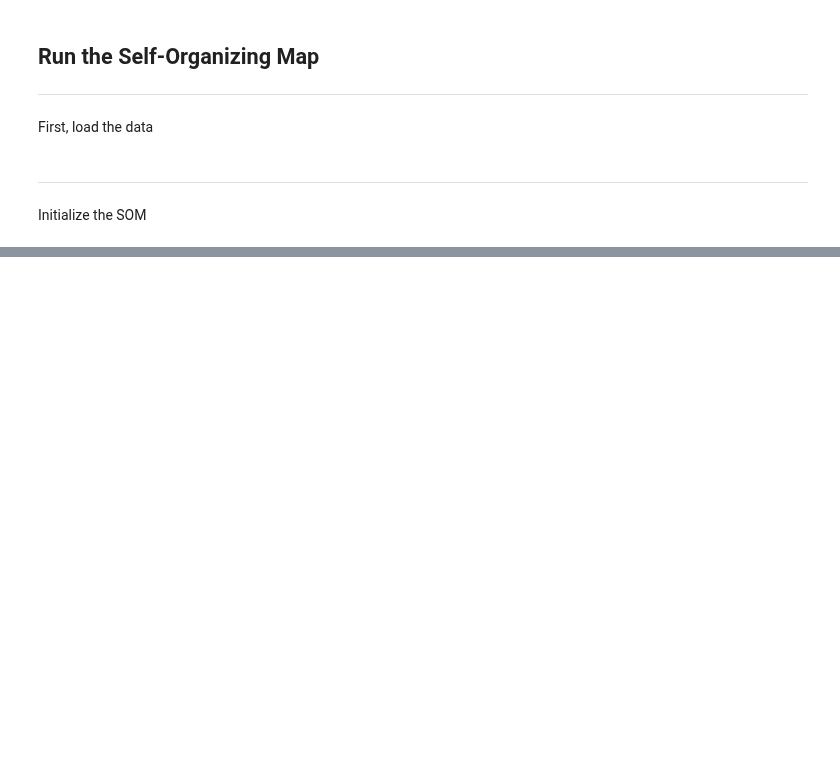
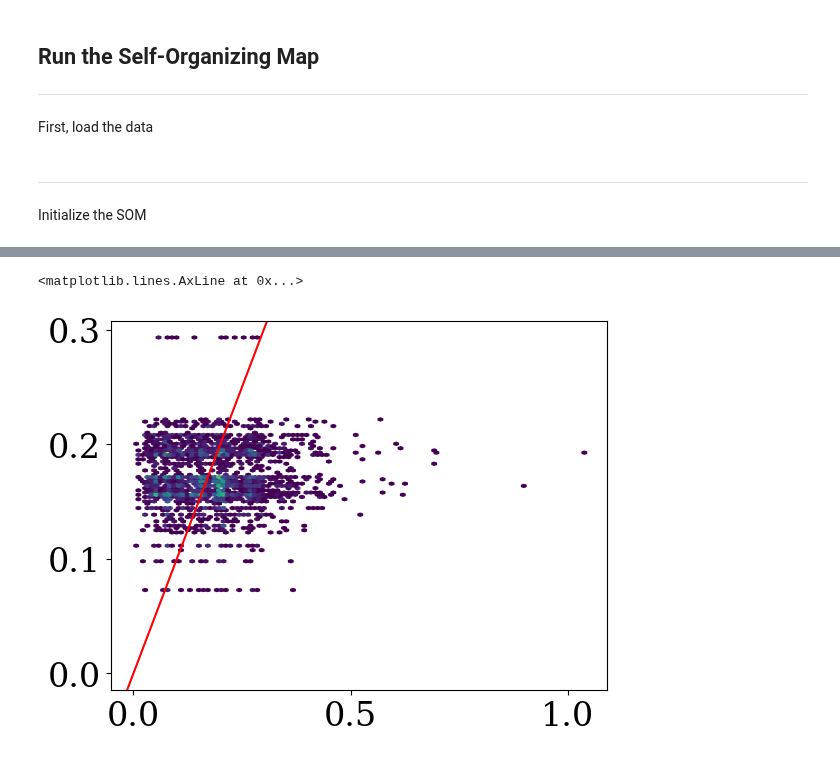
Before and after one commit to lsajkov/strw_mpdg, a Jupyter notebook: mpdg_run_som.ipynb, the cells around one changed output, grey strips where cells are left out. Saved outputs shown, nothing was run; the diff lists cells and outputs as text; code cells hidden in the pictures; blank space fills up the shorter version.

```diff
--- a/mpdg_run_som.ipynb
+++ b/mpdg_run_som.ipynb
@@ -154,0 +149,8 @@ SOM.predict(normalized_input_data[:data_cut])
+# %%
+plt.hexbin(SOM.parameters[:, 1],
+           SOM.prediction_results[:, 1],
+           mincnt = 1)
+plt.axline([0, 0], slope = 1, color = 'red')
+# %% [output]
+<matplotlib.lines.AxLine at 0x...>
+[figure, added]
```
Also changed, not shown: parts of 13 cells of this notebook, 3 other files.
